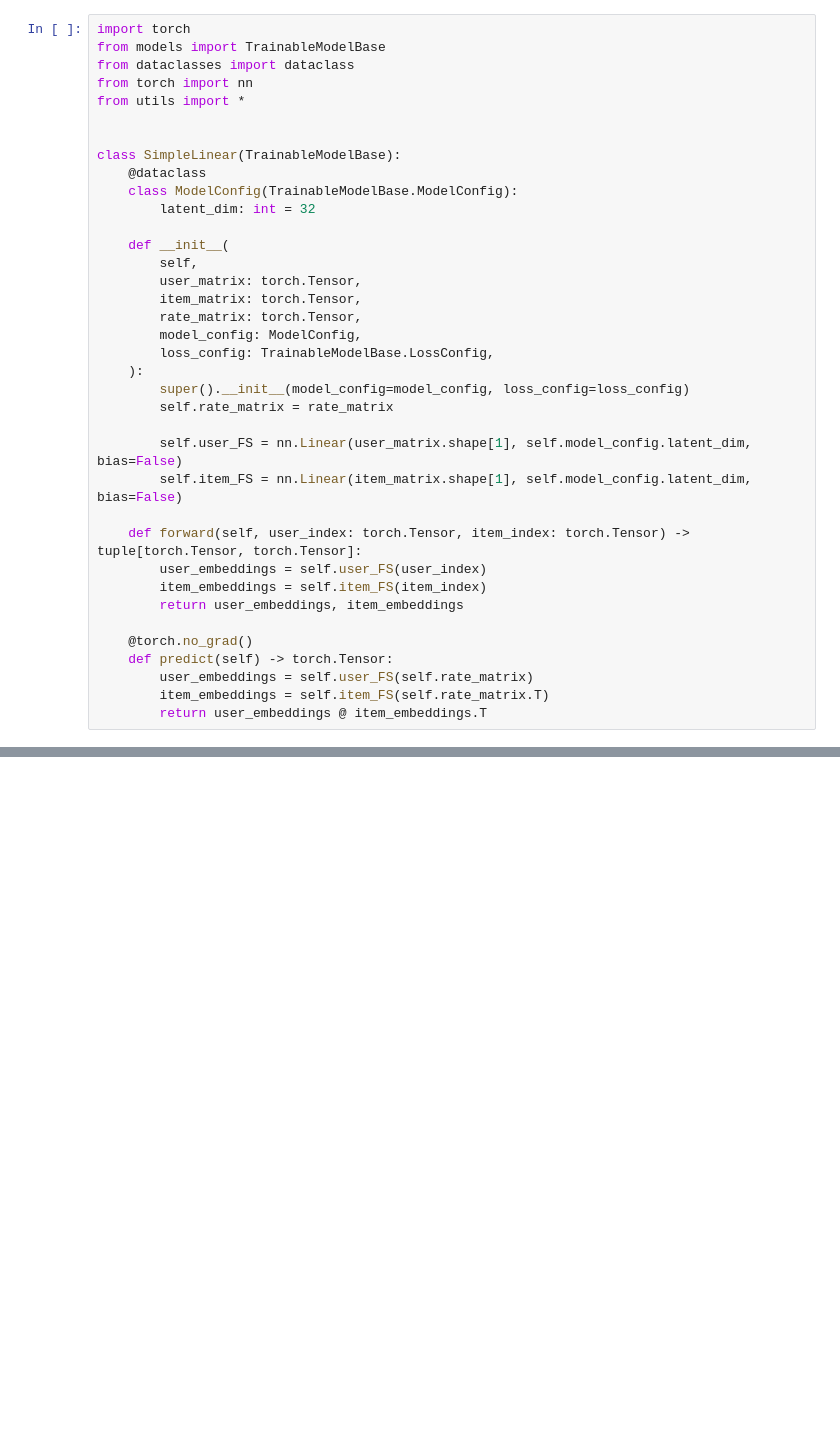
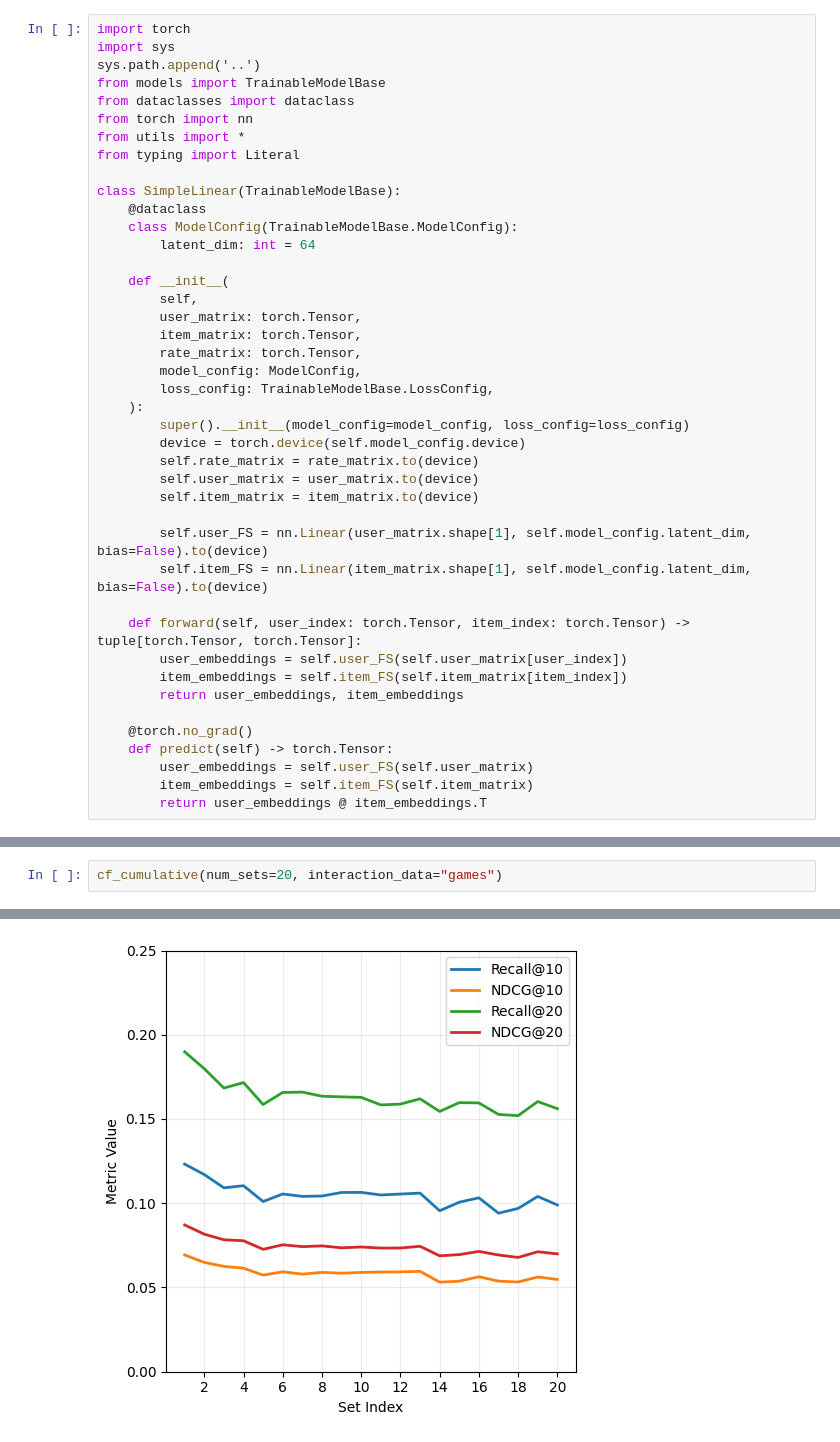
Before and after one commit to ixilebone/UniSpecRec, a Jupyter notebook: goodscripts/cumulative.ipynb, the cells around one changed output, grey strips where cells are left out. Cells and saved outputs as stored; diff of their text form; blank space fills up the shorter version.

```diff
--- a/goodscripts/cumulative.ipynb
+++ b/goodscripts/cumulative.ipynb
@@ -1,15 +1,17 @@
 # %%
 import torch
+import sys
+sys.path.append('..')
 from models import TrainableModelBase
 from dataclasses import dataclass
 from torch import nn
 from utils import *
-
+from typing import Literal
 
 class SimpleLinear(TrainableModelBase):
     @dataclass
     class ModelConfig(TrainableModelBase.ModelConfig):
-        latent_dim: int = 32
+        latent_dim: int = 64
 
     def __init__(
         self,
@@ -20,20 +22,23 @@ class SimpleLinear(TrainableModelBase):
         loss_config: TrainableModelBase.LossConfig,
     ):
         super().__init__(model_config=model_config, loss_config=loss_config)
-        self.rate_matrix = rate_matrix
+        device = torch.device(self.model_config.device)
+        self.rate_matrix = rate_matrix.to(device)
+        self.user_matrix = user_matrix.to(device)
+        self.item_matrix = item_matrix.to(device)
 
-        self.user_FS = nn.Linear(user_matrix.shape[1], self.model_config.latent_dim, bias=False)
-        self.item_FS = nn.Linear(item_matrix.shape[1], self.model_config.latent_dim, bias=False)
+        self.user_FS = nn.Linear(user_matrix.shape[1], self.model_config.latent_dim, bias=False).to(device)
+        self.item_FS = nn.Linear(item_matrix.shape[1], self.model_config.latent_dim, bias=False).to(device)
 
     def forward(self, user_index: torch.Tensor, item_index: torch.Tensor) -> tuple[torch.Tensor, torch.Tensor]:
-        user_embeddings = self.user_FS(user_index)
-        item_embeddings = self.item_FS(item_index)
+        user_embeddings = self.user_FS(self.user_matrix[user_index])
+        item_embeddings = self.item_FS(self.item_matrix[item_index])
         return user_embeddings, item_embeddings
 
     @torch.no_grad()
     def predict(self) -> torch.Tensor:
-        user_embeddings = self.user_FS(self.rate_matrix)
-        item_embeddings = self.item_FS(self.rate_matrix.T)
+        user_embeddings = self.user_FS(self.user_matrix)
+        item_embeddings = self.item_FS(self.item_matrix)
         return user_embeddings @ item_embeddings.T
 # %%
 import matplotlib.pyplot as plt
@@ -122,0 +189,3 @@ def d(
+# %%
+cf_cumulative(num_sets=20, interaction_data="games")
+# %% [output]
@@ -122,0 +209 @@ def d(
+[figure, added]
```
Also changed, not shown: parts of 5 cells of this notebook, 13 other files.
